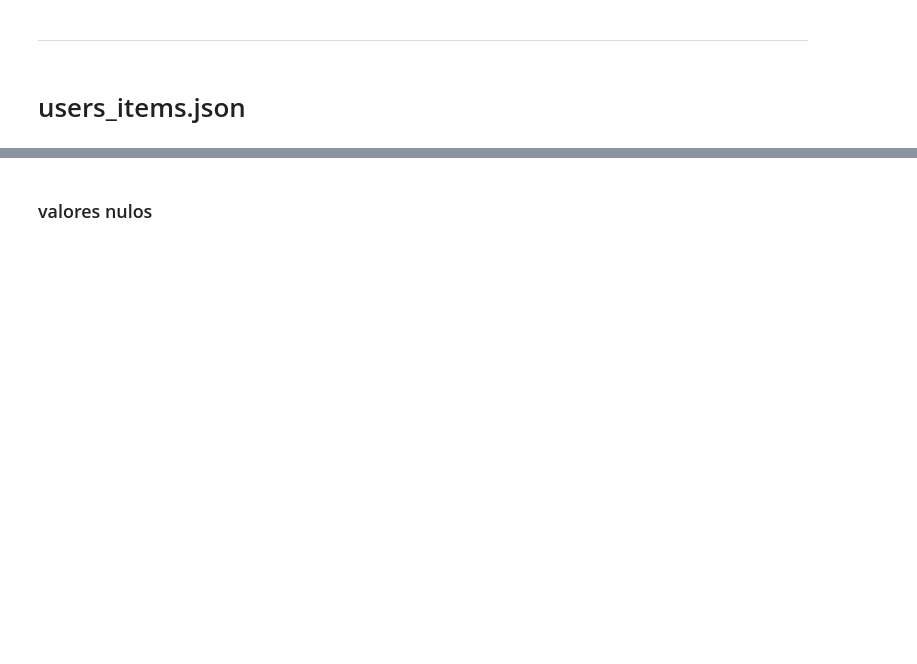
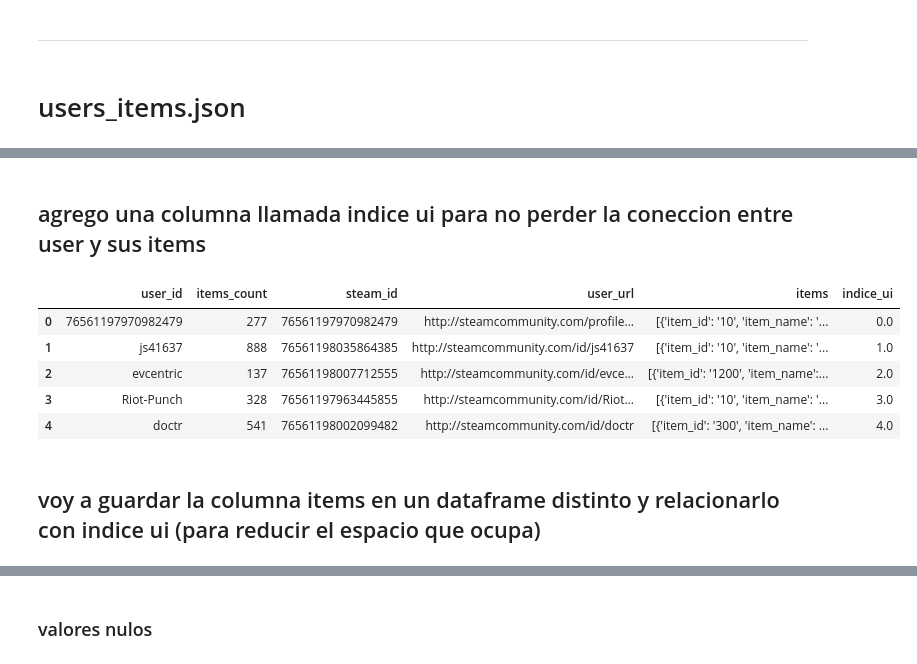
Before and after one commit to tDelbarco/PI_ML_OPS, a Jupyter notebook: ETL_&_EDA/ETL_def.ipynb, the cells around one changed output, grey strips where cells are left out. Cells and saved outputs as stored; diff of their text form; code cells hidden in the pictures; blank space fills up the shorter version.

```diff
--- a/ETL_&_EDA/ETL_def.ipynb
+++ b/ETL_&_EDA/ETL_def.ipynb
@@ -602,9 +602,8 @@ pd.json_normalize(df_ur["reviews"][0])# al hacer json_normalize en cada fila nos
 al hacer esto perdemos quien hizo la review cosa que no nos interesa pero conservamos el id de el juego por lo cual sabremos lo que necesitamos
 # %%
 df_sentimientos = pd.DataFrame(columns=["funny","posted","last_edited","item_id","helpful","recommend","review"])
-cont = 0
+
 for i in df_ur["reviews"]:
-    cont += 1
     var = pd.json_normalize(i)
     # Supongamos que df1 y df2 son tus DataFrames con las mismas columnas
     df_sentimientos = pd.concat([df_sentimientos, var], axis=0)
@@ -729,0 +763,17 @@ df_ui["items"] = df_ui["items"].astype(str)#convertirmos a str para poder verifi
+# %% [markdown]
+## agrego  una columna  llamada indice ui para no perder la coneccion entre user y sus items
+# %%
+for i in range(0,len(df_ui)):
+    df_ui.loc[i, "indice_ui"] = i
+
+df_ui["indice_ui"].astype(int)
+df_ui.head()
+# %% [output]
+|  | user_id | items_count | steam_id | user_url | items | indice_ui |
+| 0 | 76561197970982479 | 277 | 76561197970982479 | http://steamcommunity.com/profile... | [{'item_id': '10', 'item_name': '... | 0.0 |
+| 1 | js41637 | 888 | 76561198035864385 | http://steamcommunity.com/id/js41637 | [{'item_id': '10', 'item_name': '... | 1.0 |
+| 2 | evcentric | 137 | 76561198007712555 | http://steamcommunity.com/id/evce... | [{'item_id': '1200', 'item_name':... | 2.0 |
+| 3 | Riot-Punch | 328 | 76561197963445855 | http://steamcommunity.com/id/Riot... | [{'item_id': '10', 'item_name': '... | 3.0 |
+| 4 | doctr | 541 | 76561198002099482 | http://steamcommunity.com/id/doctr | [{'item_id': '300', 'item_name': ... | 4.0 |
+# %% [markdown]
+## voy a guardar la columna items en un dataframe distinto y relacionarlo con indice ui (para reducir el espacio que ocupa)
```
Also changed, not shown: parts of 18 cells of this notebook, 2 other files.
